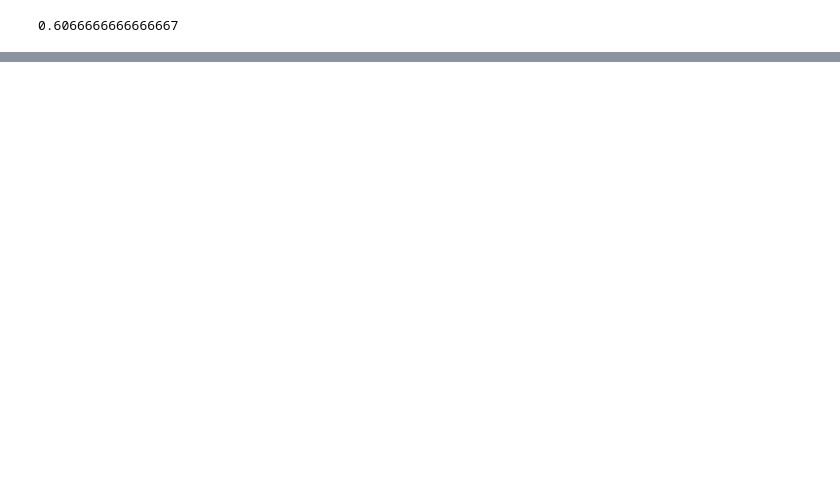
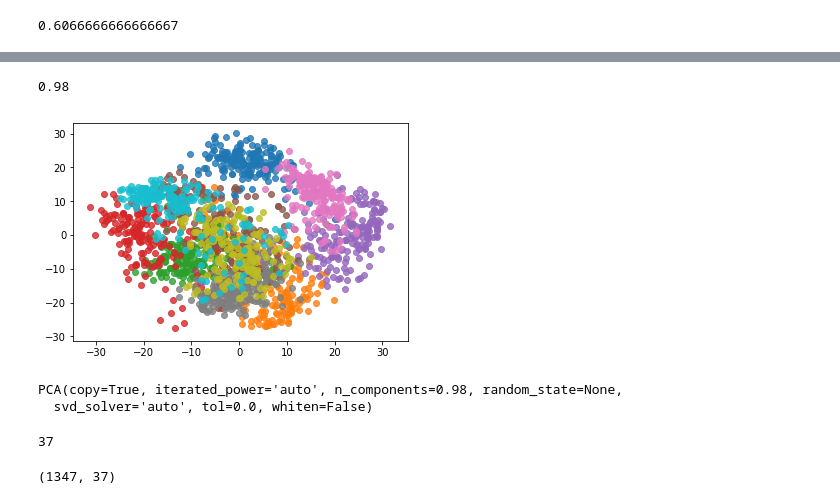
Before and after one commit to CharlesBird/Resources, a Jupyter notebook: MachineLearning/Jupyter/PCA-in-scikit-learn.ipynb, the cells around one changed output, grey strips where cells are left out. Cells and saved outputs as stored; diff of their text form; code cells hidden in the pictures; blank space fills up the shorter version.

```diff
--- a/MachineLearning/Jupyter/PCA-in-scikit-learn.ipynb
+++ b/MachineLearning/Jupyter/PCA-in-scikit-learn.ipynb
@@ -51,0 +105,30 @@ knn_clf.score(X_test_reduction, y_test)
+# %%
+knn_clf.score(X_test_reduction, y_test)
+# %% [output]
+0.98
+# %%
+pca = PCA(n_components=2)
+pca.fit(X)
+X_reduction = pca.transform(X)
+# %%
+for i in range(10):
+    plt.scatter(X_reduction[y==i, 0], X_reduction[y==i, 1], alpha=0.8)
+plt.show()
+# %% [output]
+[figure, added]
+# %%
+pca = PCA(0.98)
+pca.fit(X_train)
+# %% [output]
+PCA(copy=True, iterated_power='auto', n_components=0.98, random_state=None,
+  svd_solver='auto', tol=0.0, whiten=False)
+# %%
+pca.n_components_
+# %% [output]
+37
+# %%
+X_train_reduction = pca.transform(X_train)
+X_test_reduction = pca.transform(X_test)
+X_train_reduction.shape
+# %% [output]
+(1347, 37)
```
Also changed, not shown: parts of 12 cells of this notebook.
